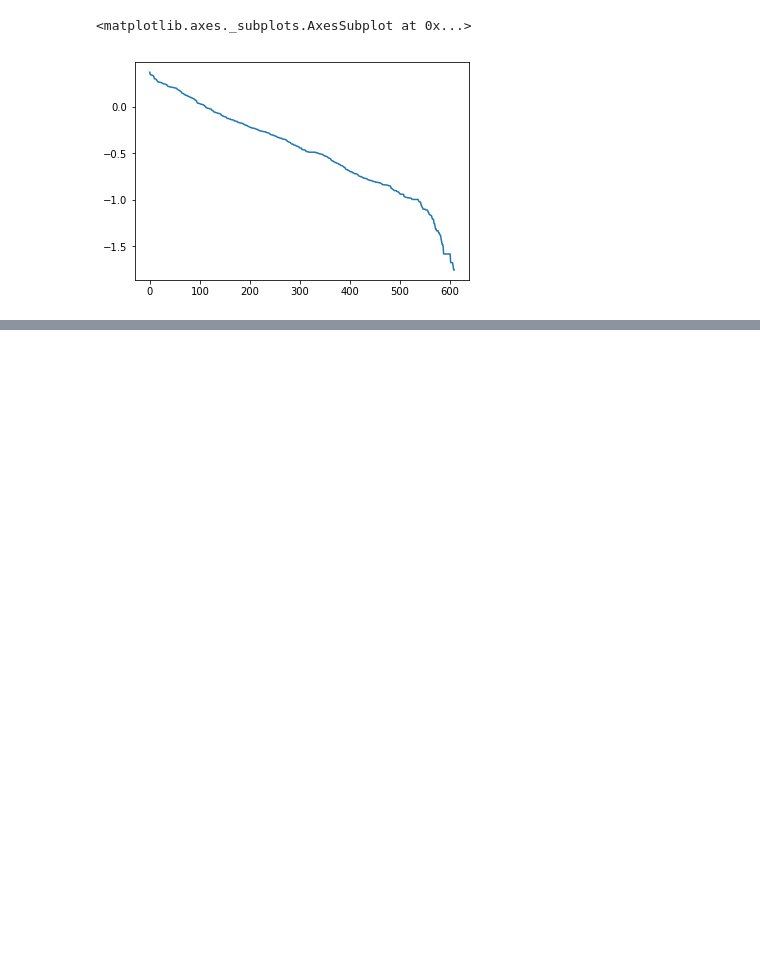
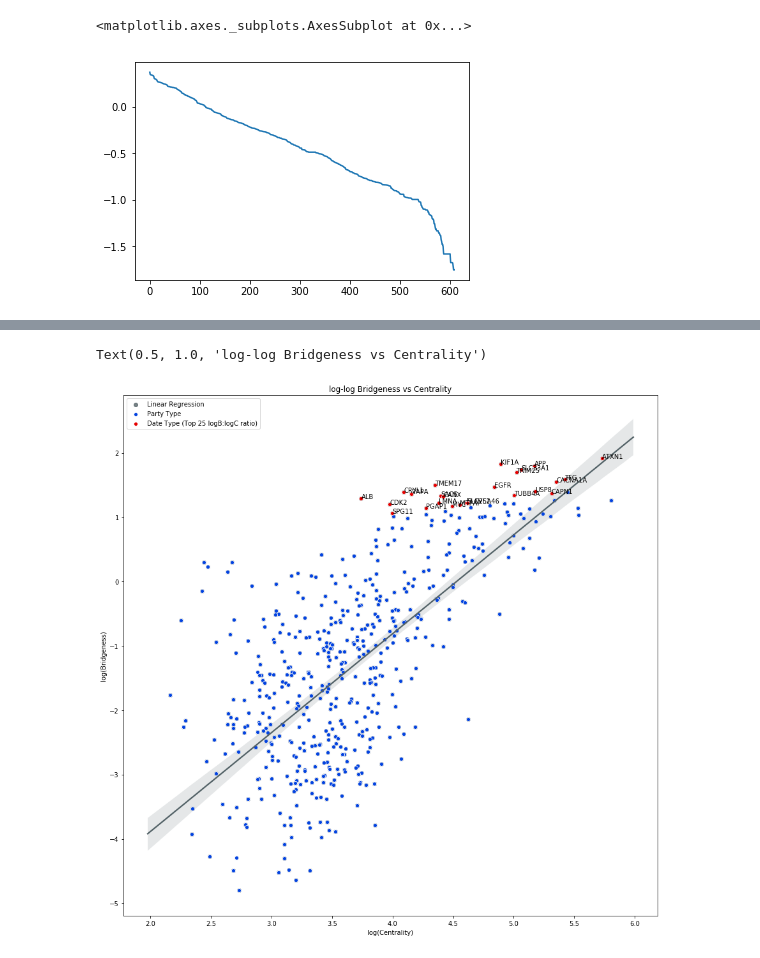
Before and after one commit to theocole/wsmm-groupwork, a Jupyter notebook: gene_lists/date_party_analysis.ipynb, the cells around one changed output, grey strips where cells are left out. Drawn from its saved outputs; the diff is of its cells as text; code cells hidden in the pictures; blank space fills up the shorter version.

Commit message:
finalised date-party analysis

```diff
--- a/gene_lists/date_party_analysis.ipynb
+++ b/gene_lists/date_party_analysis.ipynb
@@ -23,0 +34,4 @@ centrality_bridgeness_df.log_bc_ratio.plot()
+# %%
+top_10_ratio = centrality_bridgeness_df.head(25)
+other_genes = centrality_bridgeness_df.tail(len(centrality_bridgeness_df) - 25)
+top_10_ratio
@@ -23,0 +65,20 @@ centrality_bridgeness_df.log_bc_ratio.plot()
+# %%
+a4_dims = (15,15)
+fig, ax = plt.subplots(figsize=a4_dims)
+sns.regplot(x='log_Cen', y='log_bridg', data=centrality_bridgeness_df, color='xkcd:gunmetal', label="Linear Regression")
+sns.scatterplot(x='log_Cen', y='log_bridg', data=other_genes, color='xkcd:blue', label="Party Type")
+top_10_plot = sns.scatterplot(x='log_Cen', y='log_bridg', data=top_10_ratio, color='xkcd:red', label="Date Type (Top 25 logB:logC ratio)")
+for row in top_10_ratio.iterrows():
+    name = row[1].nodeID
+    x = row[1].log_Cen
+    y = row[1].log_bridg
+    top_10_plot.annotate(s=name, xy=[x,y])
+
+plt.xlabel('log(Centrality)')
+plt.ylabel('log(Bridgeness)')
+
+plt.legend(loc='upper left')
+plt.title("log-log Bridgeness vs Centrality")
+# %% [output]
+Text(0.5, 1.0, 'log-log Bridgeness vs Centrality')
+[figure, added]
```
Also changed, not shown: parts of 4 cells of this notebook, 3 other files.
